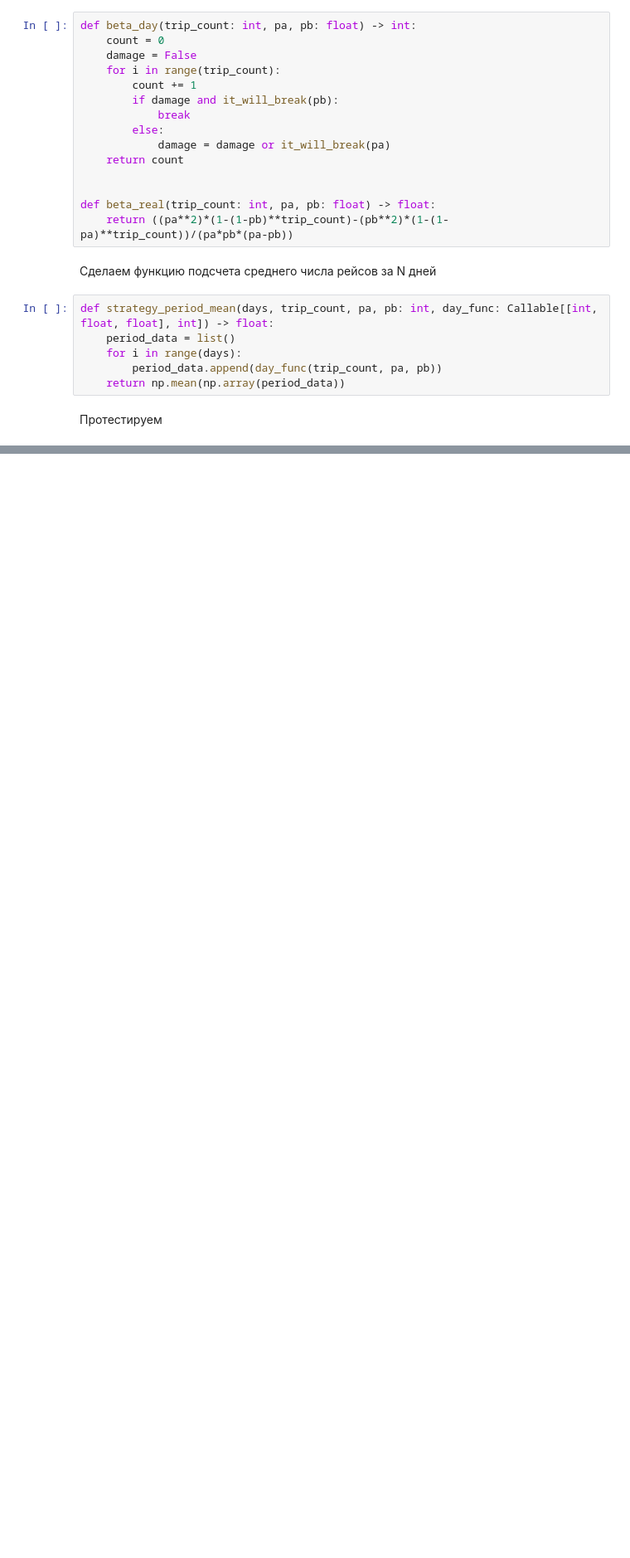
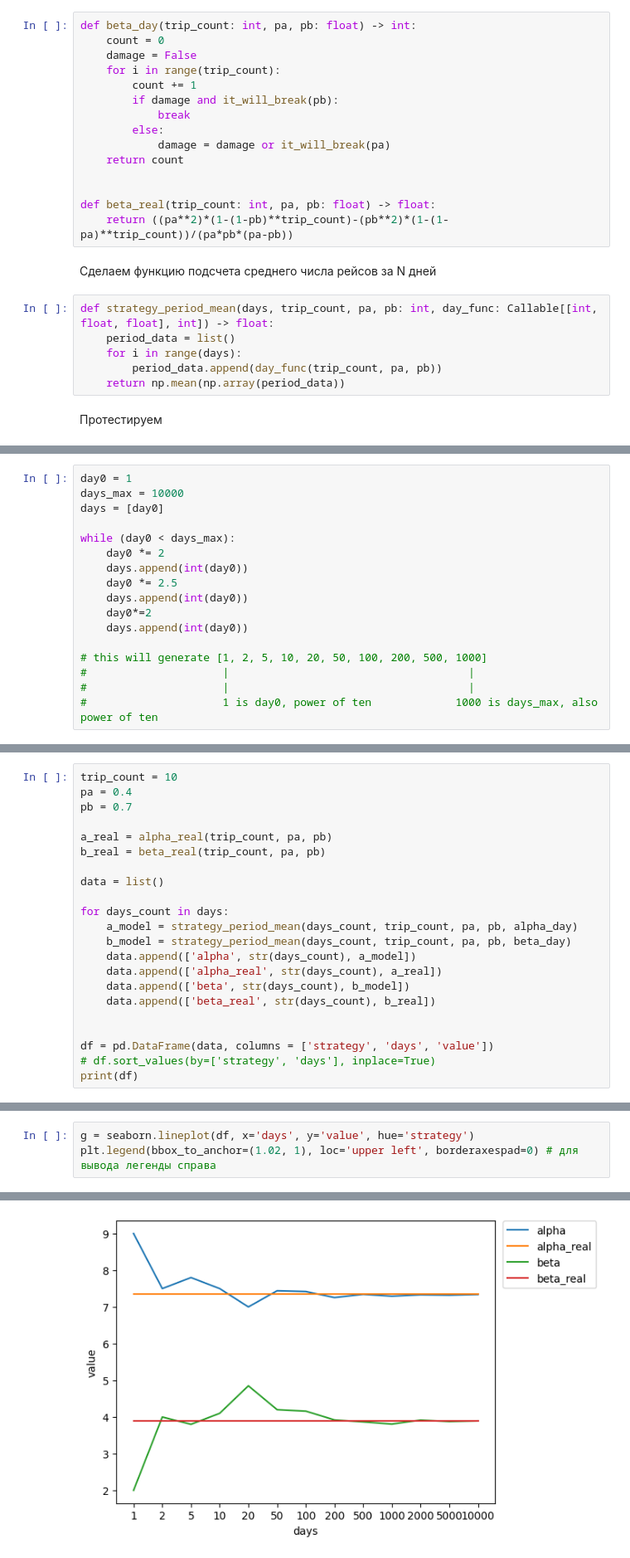
Before and after one commit to dimayasha7123/comp_modeling, a Jupyter notebook: lab2.ipynb, the cells around one changed output, grey strips where cells are left out. Shown: that part at 83% size. Cells and saved outputs as stored; diff of their text form; blank space fills up the shorter version.

```diff
--- a/lab2.ipynb
+++ b/lab2.ipynb
@@ -89,0 +101,17 @@ Beta real:    3.89331
+# %%
+day0 = 1
+days_max = 10000
+days = [day0]
+
+while (day0 < days_max):
+    day0 *= 2
+    days.append(int(day0))
+    day0 *= 2.5
+    days.append(int(day0))
+    day0*=2
+    days.append(int(day0))
+
+# this will generate [1, 2, 5, 10, 20, 50, 100, 200, 500, 1000]
+#                     |                                     |
+#                     |                                     |
+#                     1 is day0, power of ten             1000 is days_max, also power of ten
@@ -89,0 +120,22 @@ Beta real:    3.89331
+# %%
+trip_count = 10
+pa = 0.4
+pb = 0.7
+
+a_real = alpha_real(trip_count, pa, pb)
+b_real = beta_real(trip_count, pa, pb)
+
+data = list()
+
+for days_count in days:
+    a_model = strategy_period_mean(days_count, trip_count, pa, pb, alpha_day)
+    b_model = strategy_period_mean(days_count, trip_count, pa, pb, beta_day)
+    data.append(['alpha', str(days_count), a_model])
+    data.append(['alpha_real', str(days_count), a_real])
+    data.append(['beta', str(days_count), b_model])
+    data.append(['beta_real', str(days_count), b_real])
+
+
+df = pd.DataFrame(data, columns = ['strategy', 'days', 'value'])
+# df.sort_values(by=['strategy', 'days'], inplace=True)
+print(df)
@@ -89,0 +162,4 @@ Beta real:    3.89331
+# %%
+g = seaborn.lineplot(df, x='days', y='value', hue='strategy')
+plt.legend(bbox_to_anchor=(1.02, 1), loc='upper left', borderaxespad=0) # для вывода легенды справа
+# %% [output]
@@ -89,0 +167 @@ Beta real:    3.89331
+[figure, added]
```
Also changed, not shown: parts of 10 cells of this notebook.
